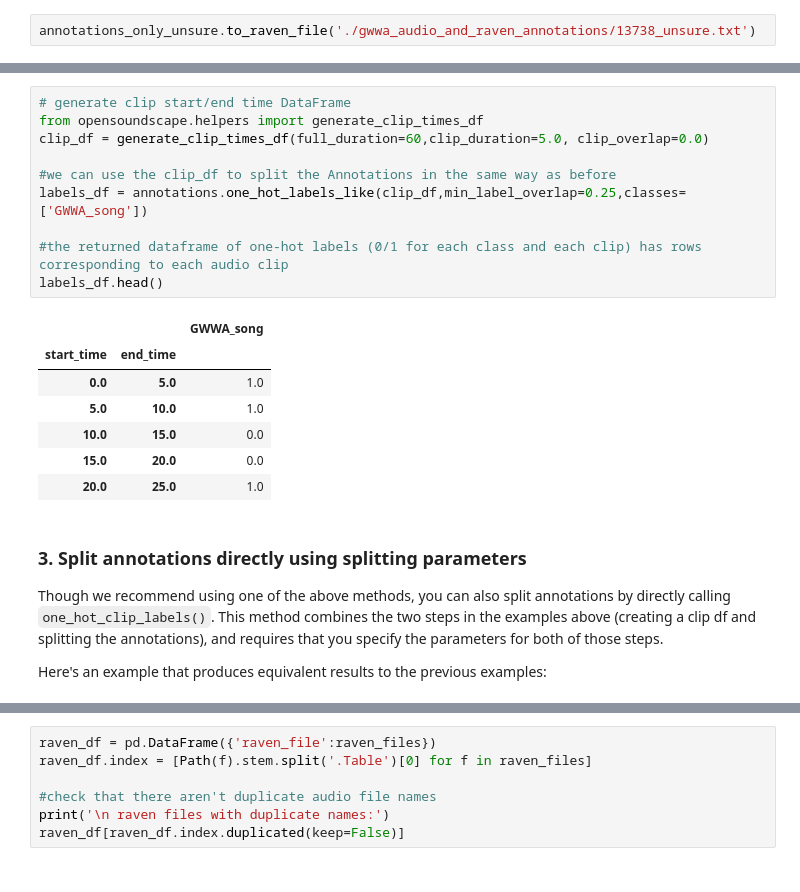
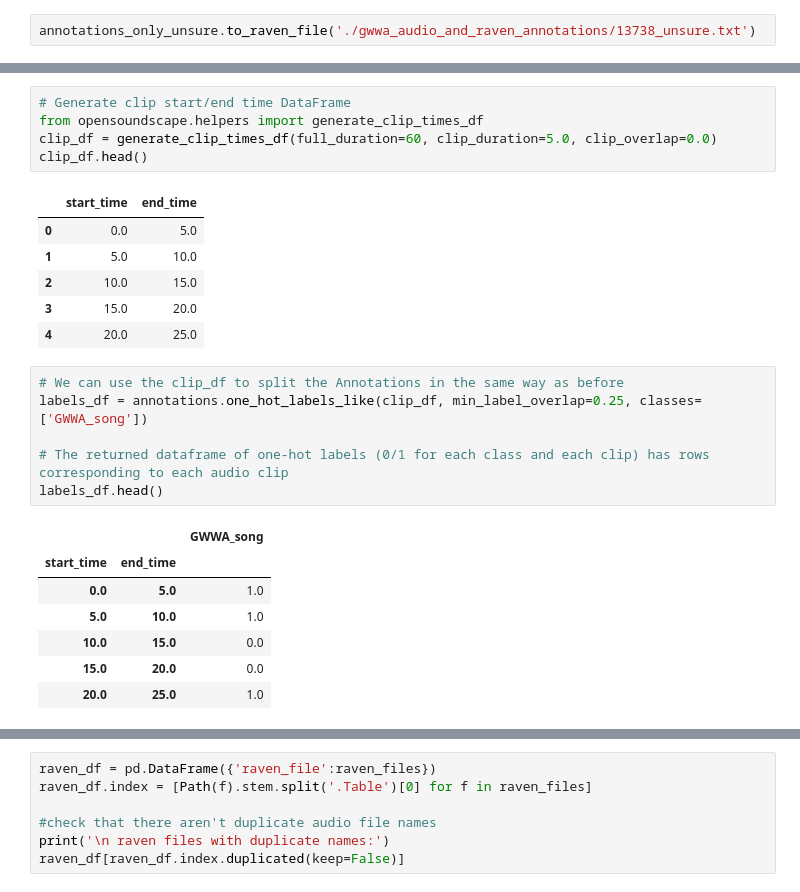
Before and after one commit to kitzeslab/opensoundscape, a Jupyter notebook: docs/tutorials/annotation_tutorial.ipynb, the cells around one changed output, grey strips where cells are left out. Drawn from its saved outputs; the diff is of its cells as text.

```diff
--- a/docs/tutorials/annotation_tutorial.ipynb
+++ b/docs/tutorials/annotation_tutorial.ipynb
@@ -181,12 +293,20 @@ We can create the dataframe with a helper function that takes the same splitting
+# %%
+# Generate clip start/end time DataFrame
+from opensoundscape.helpers import generate_clip_times_df
+clip_df = generate_clip_times_df(full_duration=60, clip_duration=5.0, clip_overlap=0.0)
+clip_df.head()
+# %% [output]
+|  | start_time | end_time |
+| 0 | 0.0 | 5.0 |
+| 1 | 5.0 | 10.0 |
+| 2 | 10.0 | 15.0 |
+| 3 | 15.0 | 20.0 |
+| 4 | 20.0 | 25.0 |
 # %%
-# generate clip start/end time DataFrame
-from opensoundscape.helpers import generate_clip_times_df
-clip_df = generate_clip_times_df(full_duration=60,clip_duration=5.0, clip_overlap=0.0)
+# We can use the clip_df to split the Annotations in the same way as before
+labels_df = annotations.one_hot_labels_like(clip_df, min_label_overlap=0.25, classes=['GWWA_song'])
 
-#we can use the clip_df to split the Annotations in the same way as before
-labels_df = annotations.one_hot_labels_like(clip_df,min_label_overlap=0.25,classes=['GWWA_song'])
-
-#the returned dataframe of one-hot labels (0/1 for each class and each clip) has rows corresponding to each audio clip
+# The returned dataframe of one-hot labels (0/1 for each class and each clip) has rows corresponding to each audio clip
 labels_df.head()
 # %% [output]
 |  |  | GWWA_song |
@@ -196,9 +316,3 @@ labels_df.head()
 | 10.0 | 15.0 | 0.0 |
 | 15.0 | 20.0 | 0.0 |
 | 20.0 | 25.0 | 1.0 |
-# %% [markdown]
-### 3. Split annotations directly using splitting parameters
-
-Though we recommend using one of the above methods, you can also split annotations by directly calling `one_hot_clip_labels()`. This method combines the two steps in the examples above (creating a clip df and splitting the annotations), and requires that you specify the parameters for both of those steps.
-
-Here's an example that produces equivalent results to the previous examples:
```
Also changed, not shown: parts of 57 cells of this notebook.
